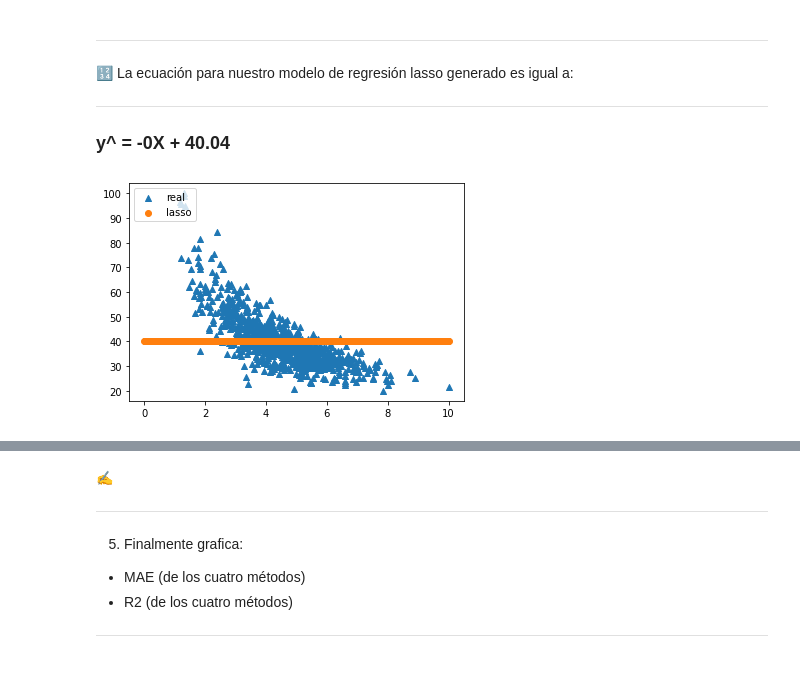
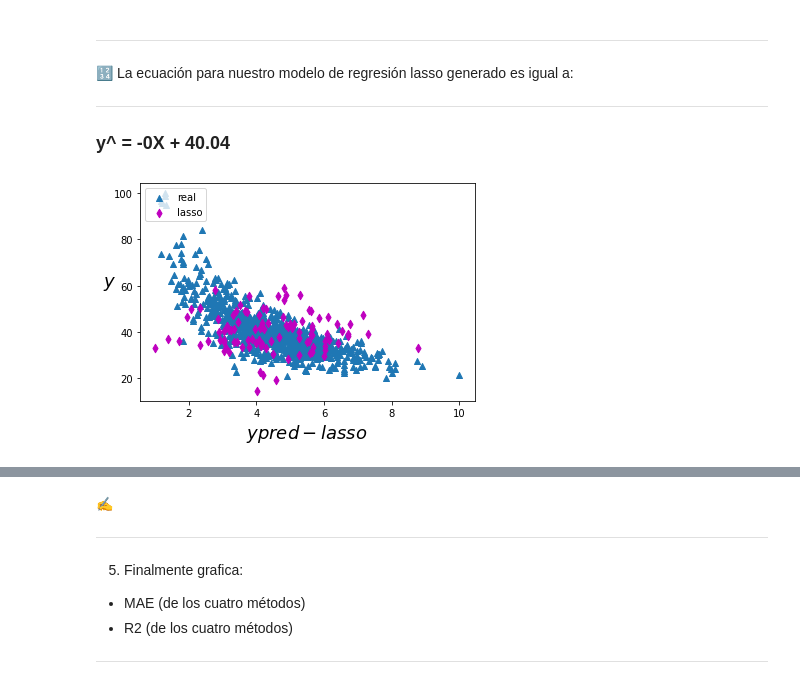
Before and after one commit to PosgradoMNA/actividades-de-aprendizaje-A01793509, a Jupyter notebook: Repaso_Regresiones_Kmeans.A01793509.ipynb, the cells around one changed output, grey strips where cells are left out. Cells and saved outputs as stored; diff of their text form; code cells hidden in the pictures.

```diff
--- a/Repaso_Regresiones_Kmeans.A01793509.ipynb
+++ b/Repaso_Regresiones_Kmeans.A01793509.ipynb
@@ -606,13 +619,21 @@ Intercepción igual a 40.044068093688885
 ---
 ### y^ = -0X + 40.04
 # %%
+#Ordenamos los datos
+Orden_X = np.argsort(X_test.values.ravel())
+sortedX = X_test.values.ravel()[Orden_X]
+sortedY = y_test.values[Orden_X]
+sorted_pred = y_pred_ridge[Orden_X]
 #Visualizamos nuestro modelo
 plt.scatter(X_train, np.ravel(y_train), marker='^', label='real')
-plt.scatter(X_fit_lasso, np.ravel(y_pred_lasso), marker='o', label='lasso')
+plt.scatter(sortedX, sorted_pred, marker='d', label='lasso', color='m')
+plt.xlabel("$ypred-lasso$", fontsize=18)
+plt.ylabel("$y$", rotation=0, fontsize=18)
+plt.legend(loc="upper left", fontsize=14)
 plt.legend(loc=2)
 plt.show()
 # %% [output]
-[figure, old version]
+[figure, new version]
 # %%
 print('*****************************************')
 print('Los errores de mi modelo de regresión ridge son:')
```
Also changed, not shown: parts of 4 cells of this notebook.
